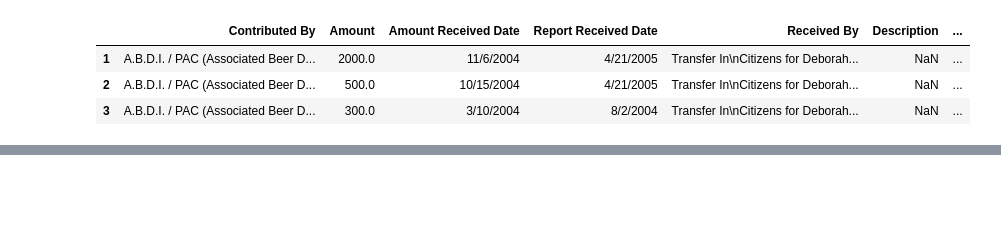
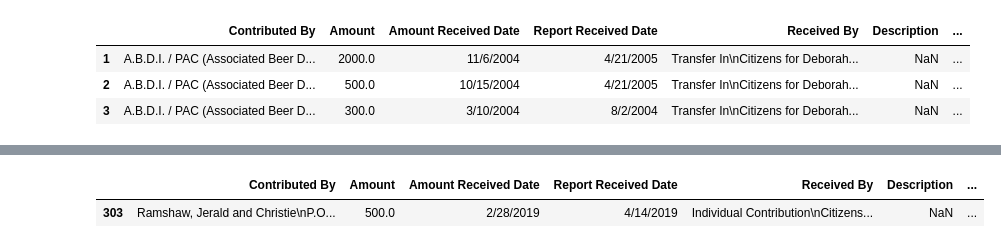
Before and after one commit to taliaduffy/random-stuff, a Jupyter notebook: school/deb-feinen-analysis.ipynb, the cells around one changed output, grey strips where cells are left out. Drawn from its saved outputs; the diff is of its cells as text; code cells hidden in the pictures; blank space fills up the shorter version.

```diff
--- a/school/deb-feinen-analysis.ipynb
+++ b/school/deb-feinen-analysis.ipynb
@@ -202,3 +233,9 @@ df
+# %%
+df_ramshaw = df[df["Donor"] == "Ramshaw, Jerald and Christie"]
+df_ramshaw
+# %% [output]
+|  | Contributed By | Amount | Amount Received Date | Report Received Date | Received By | Description | ... |
+| 303 | Ramshaw, Jerald and Christie\nP.O... | 500.0 | 2/28/2019 | 4/14/2019 | Individual Contribution\nCitizens... | NaN | ... |
 # %%
 #calculating the delay between receiving the money and reporting the money
 
```
Also changed, not shown: parts of 6 cells of this notebook.
